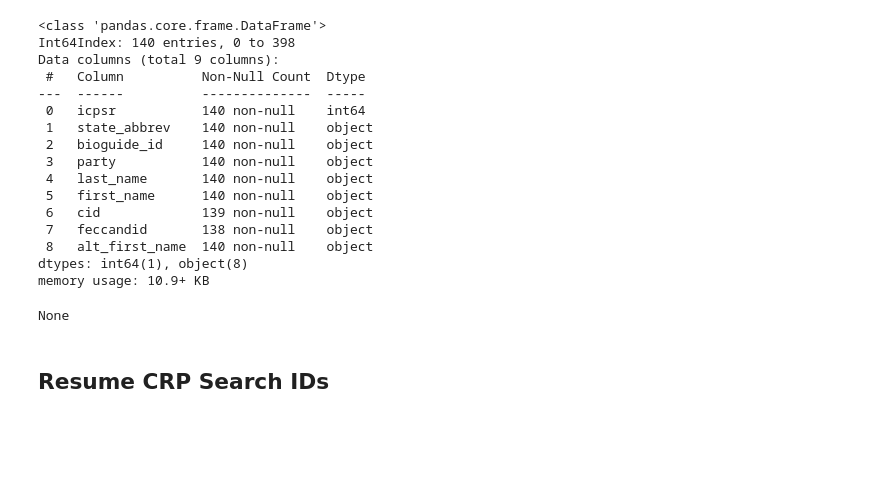
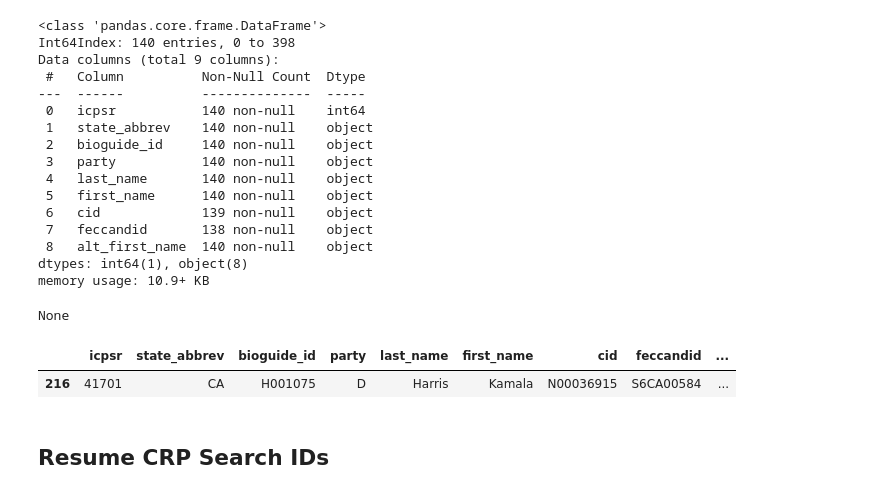
Before and after one commit to zapatos24/senator_nlp_vote_prediction, a Jupyter notebook: sm_project_data_gathering.ipynb, the cells around one changed output. Saved outputs shown, nothing was run; the diff lists cells and outputs as text; code cells hidden in the pictures; blank space fills up the shorter version.

```diff
--- a/sm_project_data_gathering.ipynb
+++ b/sm_project_data_gathering.ipynb
@@ -471,6 +486,11 @@ Data columns (total 9 columns):
 dtypes: int64(1), object(8)
 memory usage: 10.9+ KB
 None
+# %%
+cid_crp_feccand_table[cid_crp_feccand_table['last_name'] == 'Harris']
+# %% [output]
+|  | icpsr | state_abbrev | bioguide_id | party | last_name | first_name | cid | feccandid | ... |
+| 216 | 41701 | CA | H001075 | D | Harris | Kamala | N00036915 | S6CA00584 | ... |
 # %%
 # cid_crp_feccand_table.to_csv('senator_id_reference_table.csv', index=False)
 # %% [markdown]
```
Also changed, not shown: parts of 38 cells of this notebook, 41 other files.
